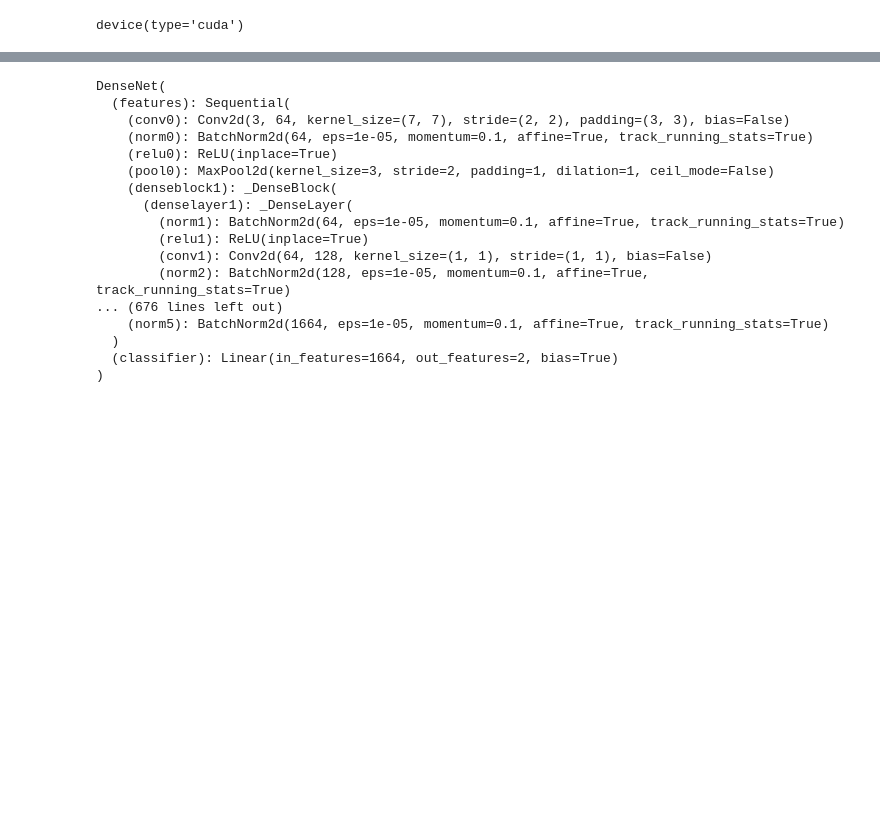
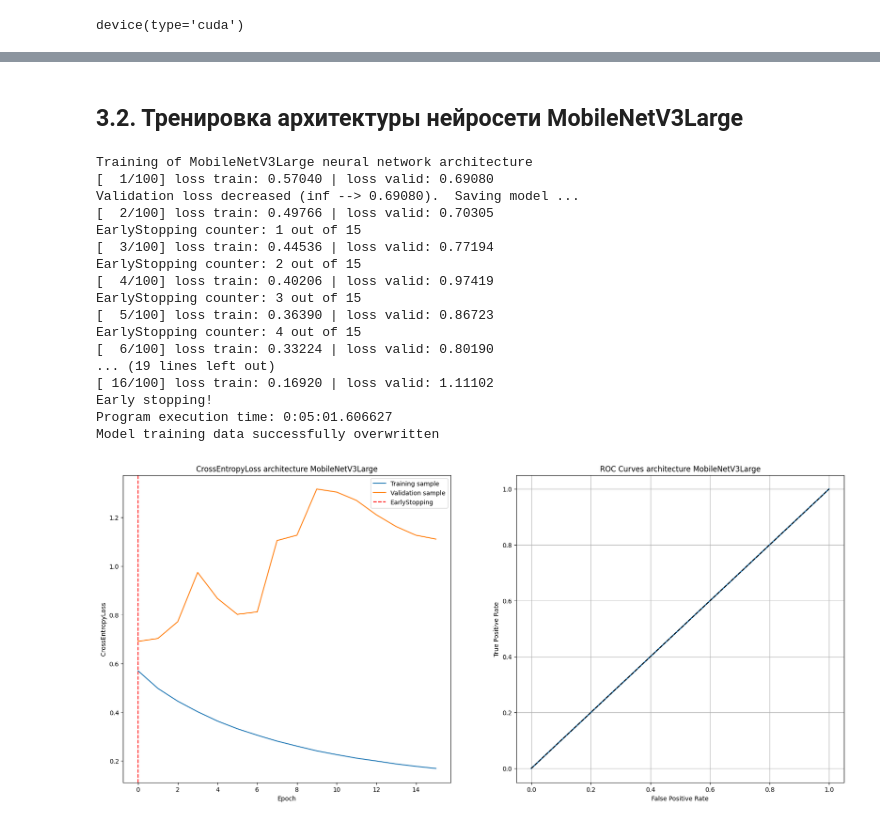
Before and after one commit to K1rsN7/Smart_Barrier, a Jupyter notebook: train neural network.ipynb, the cells around one changed output, grey strips where cells are left out. Drawn from its saved outputs; the diff is of its cells as text; code cells hidden in the pictures; blank space fills up the shorter version.

Commit message:
Explore the architecture

```diff
--- a/train neural network.ipynb
+++ b/train neural network.ipynb
@@ -138,4 +180,0 @@ valid_dataloader = DataLoader(valid_dataset, batch_size=32)
-# %%
-model = models.densenet121() # Загрузка структуры и весов
-model.classifier = torch.nn.Linear(1024, 2) # Замена слоя классификации
-model.to(device) # Загрузка модели на устройство
@@ -275,22 +388,34 @@ plt.show()
+# %%
+max_epochs_models = 100 # Максимальное количество эпох
+epoch_patience_models = 15 # Терпимость эпох до ранней остановки
+# %% [markdown]
+## 3.2. Тренировка архитектуры нейросети MobileNetV3Large
 # %%
-model = models.densenet169() # Загрузка структуры и весов
-model.classifier = torch.nn.Linear(1664, 2) # Замена слоя классификации
-model.to(device) # Загрузка модели на устройство
+model = models.mobilenet_v3_large() # Загрузка структуры и весов
+model.classifier = torch.nn.Linear(960, 2) # Замена слоя классификации
+model.to(device)
+name_model = 'MobileNetV3Large'
+roc, loss_history, epoch_erly_stopping, accuracy, loss  = trainNeuralNetwork(
+    model, loaders, name_model, max_epochs_models, epoch_patience_models)
+addHistoryModels(name_model, roc, loss_history, accuracy, loss, epoch_erly_stopping)
+visualizationLearning(name_model, epoch_erly_stopping, roc, loss_history)
+del loss_history, epoch_erly_stopping, accuracy, loss, name_model, roc
 # %% [output]
-DenseNet(
-  (features): Sequential(
-    (conv0): Conv2d(3, 64, kernel_size=(7, 7), stride=(2, 2), padding=(3, 3), bias=False)
-    (norm0): BatchNorm2d(64, eps=1e-05, momentum=0.1, affine=True, track_running_stats=True)
-    (relu0): ReLU(inplace=True)
-    (pool0): MaxPool2d(kernel_size=3, stride=2, padding=1, dilation=1, ceil_mode=False)
-    (denseblock1): _DenseBlock(
-      (denselayer1): _DenseLayer(
-        (norm1): BatchNorm2d(64, eps=1e-05, momentum=0.1, affine=True, track_running_stats=True)
-        (relu1): ReLU(inplace=True)
-        (conv1): Conv2d(64, 128, kernel_size=(1, 1), stride=(1, 1), bias=False)
-        (norm2): BatchNorm2d(128, eps=1e-05, momentum=0.1, affine=True, track_running_stats=True)
-... (676 lines left out)
-    (norm5): BatchNorm2d(1664, eps=1e-05, momentum=0.1, affine=True, track_running_stats=True)
-  )
-  (classifier): Linear(in_features=1664, out_features=2, bias=True)
-)
+Training of MobileNetV3Large neural network architecture
+[  1/100] loss train: 0.57040 | loss valid: 0.69080
+Validation loss decreased (inf --> 0.69080).  Saving model ...
+[  2/100] loss train: 0.49766 | loss valid: 0.70305
+EarlyStopping counter: 1 out of 15
+[  3/100] loss train: 0.44536 | loss valid: 0.77194
+EarlyStopping counter: 2 out of 15
+[  4/100] loss train: 0.40206 | loss valid: 0.97419
+EarlyStopping counter: 3 out of 15
+[  5/100] loss train: 0.36390 | loss valid: 0.86723
+EarlyStopping counter: 4 out of 15
+[  6/100] loss train: 0.33224 | loss valid: 0.80190
+... (19 lines left out)
+[ 16/100] loss train: 0.16920 | loss valid: 1.11102
+Early stopping!
+Program execution time: 0:05:01.606627
+Model training data successfully overwritten
+[figure, added]
```
Also changed, not shown: parts of 45 cells of this notebook, 1 other file.
